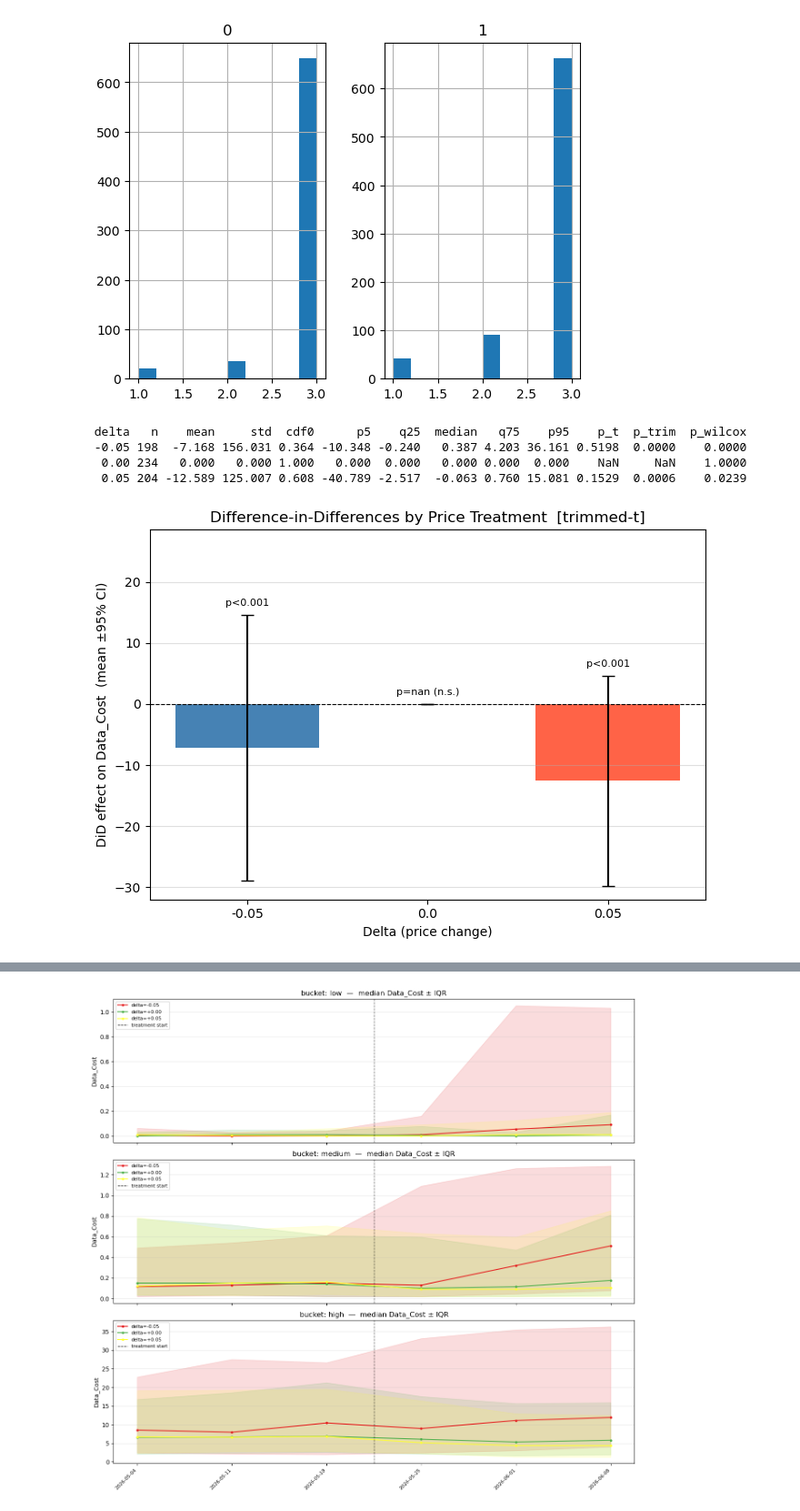
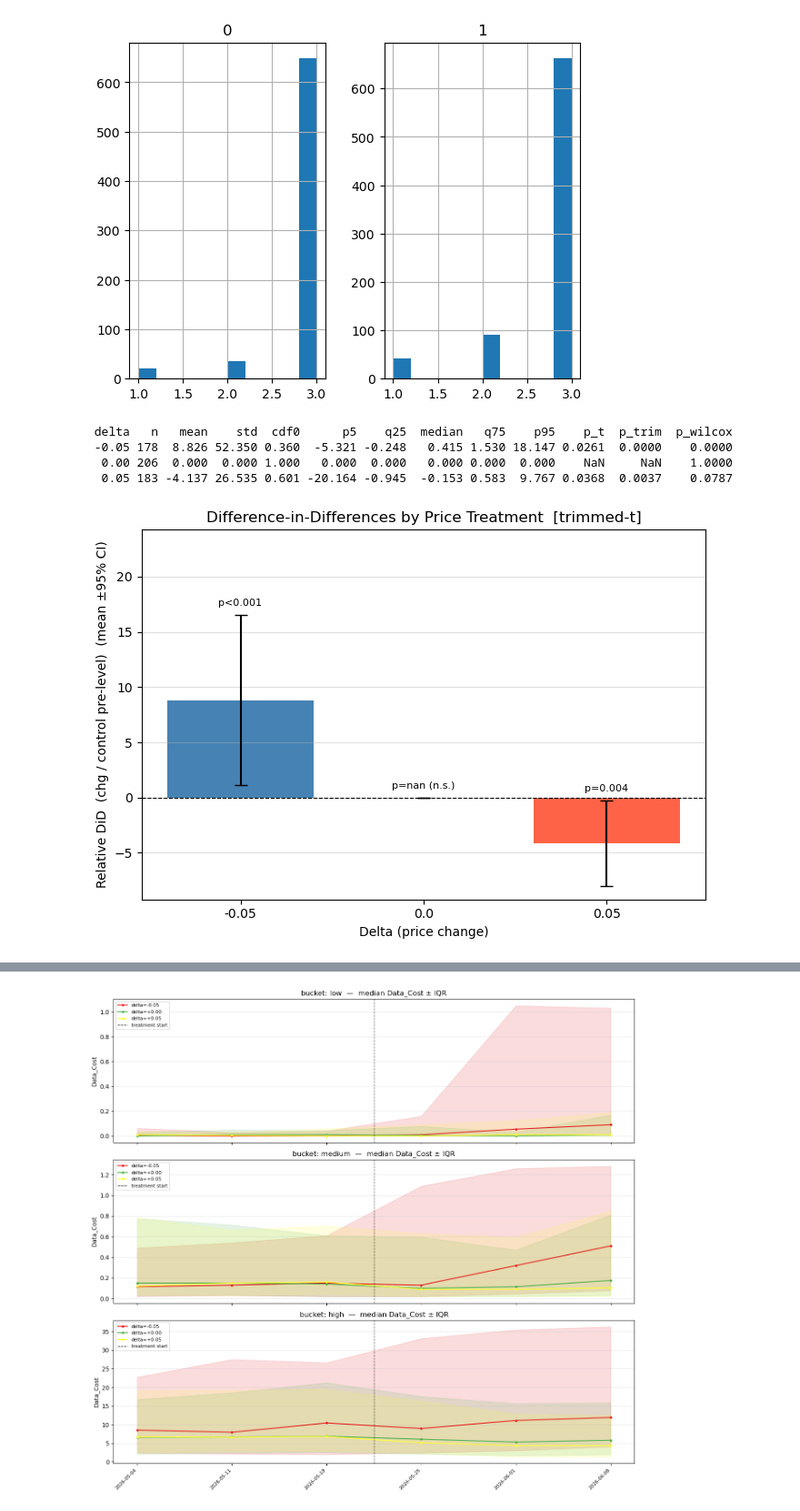
Before and after one commit to ravi-sharethis/python-notebooks, a Jupyter notebook: TTD3_Pricing.ipynb, the cells around one changed output, grey strips where cells are left out. Shown at 91% size. Drawn from its saved outputs; the diff is of its cells as text; code cells hidden in the pictures.

```diff
--- a/TTD3_Pricing.ipynb
+++ b/TTD3_Pricing.ipynb
@@ -420,5 +420,7 @@ plt.show()
 # %% [markdown]
 ## DID
+# %%
+relative = True
 # %%
 #test = dat[~dat.group.isna()] # all adv_types
 test = dat1[~dat1.group.isna()]
@@ -465,6 +467,17 @@ did = (
     .copy()
 )
 did['did'] = did['chg'] - did['control_chg_mean']
+control_level_by_group = (
+    test_means_joined[test_means_joined['delta'] == 0]
+    .groupby('group')['Data_Cost_pre']
+    .mean()
+    .rename('control_level')
+)
+did = did.join(control_level_by_group, on='group')
+did['did_rel'] = (did['did'] / did['control_level']).replace([np.inf, -np.inf], np.nan)
+
+did_col   = 'did_rel' if relative else 'did'
+did_label = 'Relative DiD  (chg / control pre-level)' if relative else 'DiD  (post−pre vs control)'
 
 # --- shared functions ---
 def ttest_trimmed(vals, trim=0.1):
@@ -532,19 +545,19 @@ def plot_did_bars(ax, did, col, metric='mean'):
     ax.grid(axis='y', alpha=0.4)
 # %%
 # --- overview: stats table + single bar chart ---
-print(desc_stats(did, 'did').to_string(index=False))
+print(desc_stats(did, did_col).to_string(index=False))
 
 fig, ax = plt.subplots(figsize=(7, 5))
-plot_did_bars(ax, did, 'did', metric='mean')
+plot_did_bars(ax, did, did_col, metric='mean')
 ax.set_xlabel('Delta (price change)')
-ax.set_ylabel('DiD effect on Data_Cost  (mean ±95% CI)')
+ax.set_ylabel(f'{did_label}  (mean ±95% CI)')
 ax.set_title('Difference-in-Differences by Price Treatment  [trimmed-t]')
 plt.tight_layout()
 plt.show()
 # %% [output]
- delta   n    mean     std  cdf0      p5    q25  median   q75    p95    p_t  p_trim  p_wilcox
- -0.05 198  -7.168 156.031 0.364 -10.348 -0.240   0.387 4.203 36.161 0.5198  0.0000    0.0000
-  0.00 234   0.000   0.000 1.000   0.000  0.000   0.000 0.000  0.000    NaN     NaN    1.0000
-  0.05 204 -12.589 125.007 0.608 -40.789 -2.517  -0.063 0.760 15.081 0.1529  0.0006    0.0239
+ delta   n   mean    std  cdf0      p5    q25  median   q75    p95    p_t  p_trim  p_wilcox
+ -0.05 178  8.826 52.350 0.360  -5.321 -0.248   0.415 1.530 18.147 0.0261  0.0000    0.0000
+  0.00 206  0.000  0.000 1.000   0.000  0.000   0.000 0.000  0.000    NaN     NaN    1.0000
+  0.05 183 -4.137 26.535 0.601 -20.164 -0.945  -0.153 0.583  9.767 0.0368  0.0037    0.0787
-[figure, old version]
+[figure, new version]
 # %%
```
Also changed, not shown: parts of 10 cells of this notebook.
